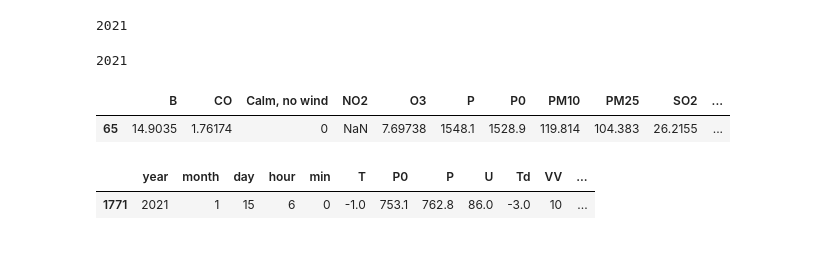
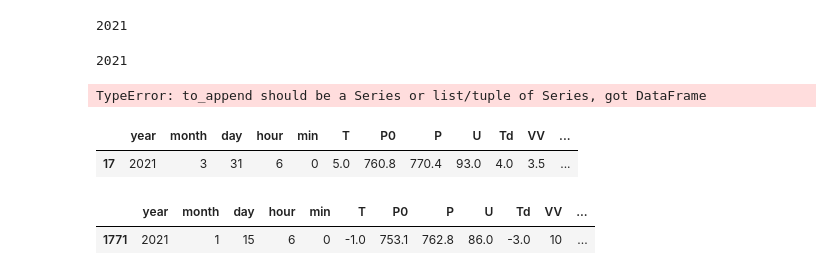
Before and after one commit to basicskill/matf-hackathon, a Jupyter notebook: model/Better Data Exploration.ipynb, the cells around one changed output. Cells and saved outputs as stored; diff of their text form; code cells hidden in the pictures.

```diff
--- a/model/Better Data Exploration.ipynb
+++ b/model/Better Data Exploration.ipynb
@@ -218,6 +218,7 @@ date.year
 # %%
 training_data = pd.DataFrame()
 target_data = pd.DataFrame()
+pollusions = ["CO", "NO2", "O3", "PM10", "PM25", "SO2"]
 
 for idx, row in final_data.iloc[:50].iterrows():
     if row["hour"] != 6:
@@ -241,21 +242,25 @@ for idx, row in final_data.iloc[:50].iterrows():
         ]
 
         if not yesterday.empty and not today.empty:
-            sample = row.iloc[3:] + yesterday.iloc[-7:]
+            sample = row.iloc[3:].copy()
+            sample.append(yesterday.iloc[-7:])
             sample["month"] = date.month
             sample["hour"] = date.hour
 
             try:
                 training_data = pd.concat([training_data, sample])
-                target_data = pd.concat([target_data, today])
+                target_data = pd.concat([target_data, today[pollusions]])
             except:
                 continue
 training_data.to_csv("FCData.csv")
+target_data.to_csv("FCTargets.csv")
+# %% [output]
+TypeError: to_append should be a Series or list/tuple of Series, got DataFrame
-# %%
-training_data
-# %% [output]
-|  | B | CO | Calm, no wind | NO2 | O3 | P | P0 | PM10 | PM25 | SO2 | ... |
-| 65 | 14.9035 | 1.76174 | 0 | NaN | 7.69738 | 1548.1 | 1528.9 | 119.814 | 104.383 | 26.2155 | ... |
+# %%
+target_data
+# %% [output]
+|  | year | month | day | hour | min | T | P0 | P | U | Td | VV | ... |
+| 17 | 2021 | 3 | 31 | 6 | 0 | 5.0 | 760.8 | 770.4 | 93.0 | 4.0 | 3.5 | ... |
 # %%
 final_data.iloc[50]
 date
```
